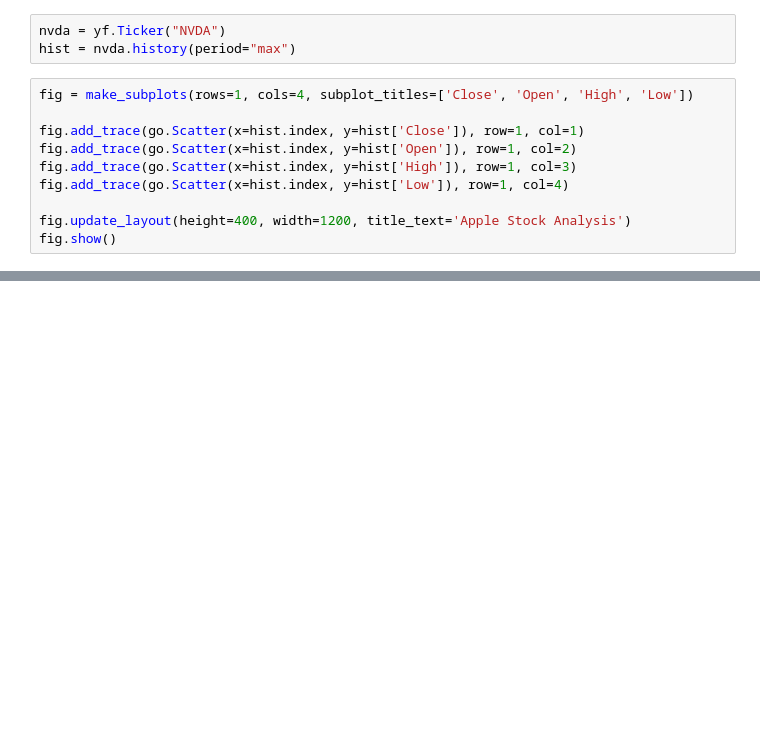
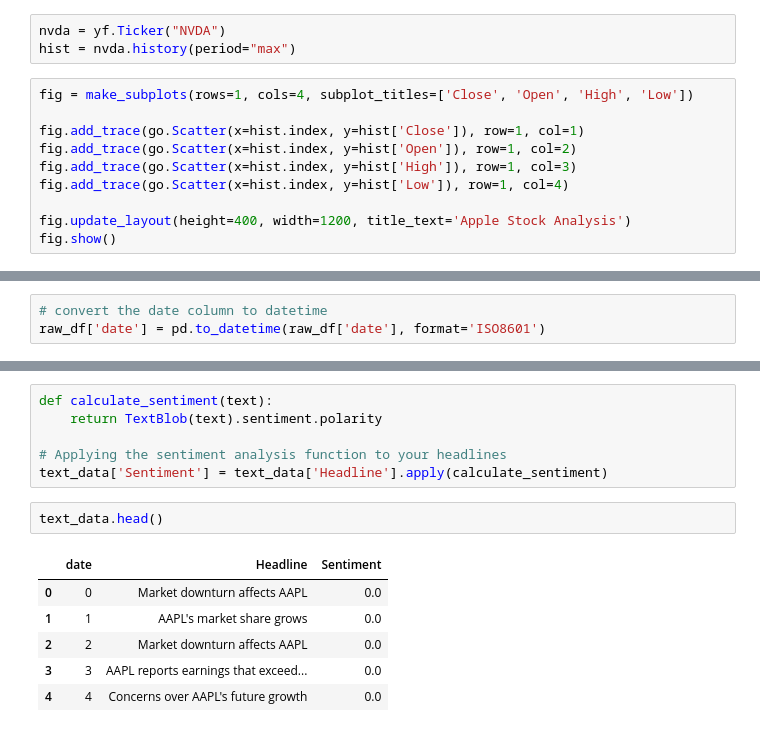
Before and after one commit to surak-alf/Project_3, a Jupyter notebook: src/notebooks/NVDA (1).ipynb, the cells around one changed output, grey strips where cells are left out. Cells and saved outputs as stored; diff of their text form; blank space fills up the shorter version.

```diff
--- a/src/notebooks/NVDA (1).ipynb
+++ b/src/notebooks/NVDA (1).ipynb
@@ -109,0 +115,3 @@ fig.show()
+# %%
+# convert the date column to datetime
+raw_df['date'] = pd.to_datetime(raw_df['date'], format='ISO8601')
@@ -109,0 +164,15 @@ fig.show()
+# %%
+def calculate_sentiment(text):
+    return TextBlob(text).sentiment.polarity
+
+# Applying the sentiment analysis function to your headlines
+text_data['Sentiment'] = text_data['Headline'].apply(calculate_sentiment)
+# %%
+text_data.head()
+# %% [output]
+|  | date | Headline | Sentiment |
+| 0 | 0 | Market downturn affects AAPL | 0.0 |
+| 1 | 1 | AAPL's market share grows | 0.0 |
+| 2 | 2 | Market downturn affects AAPL | 0.0 |
+| 3 | 3 | AAPL reports earnings that exceed... | 0.0 |
+| 4 | 4 | Concerns over AAPL's future growth | 0.0 |
```
Also changed, not shown: parts of 12 cells of this notebook.
